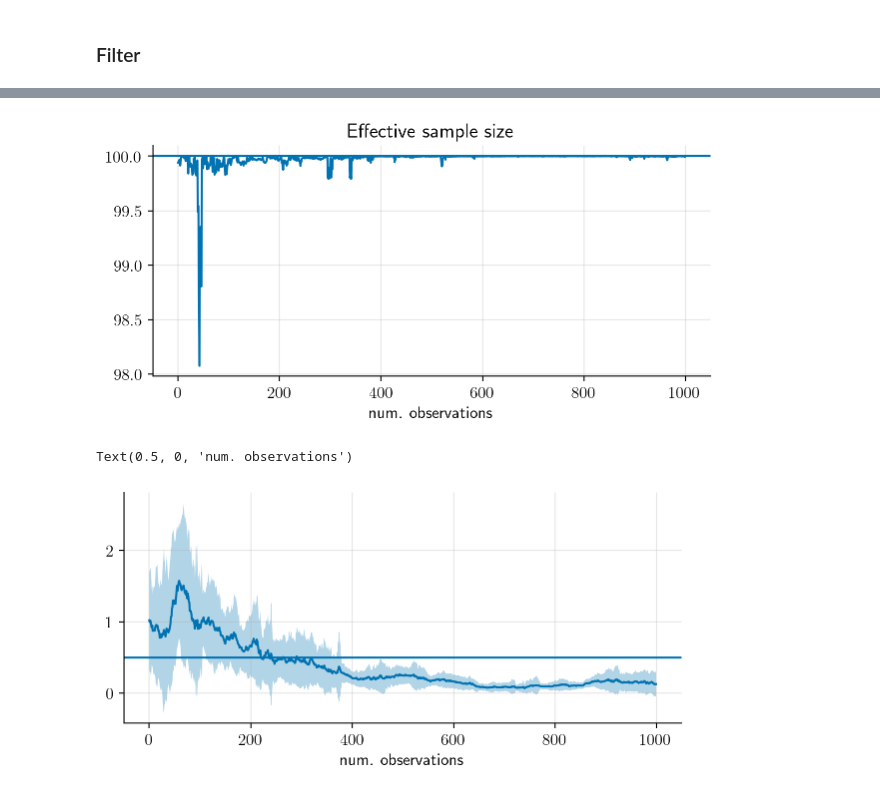
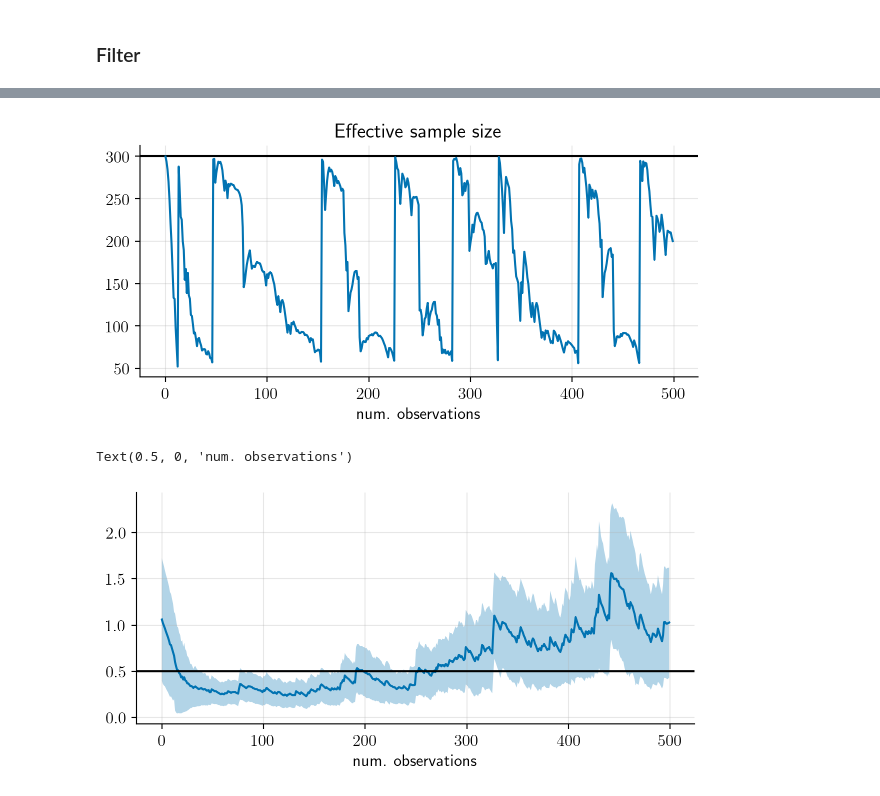
Before and after one commit to gerdm/filtering-notes, a Jupyter notebook: misc/rbpf-variance.ipynb, the cells around one changed output, grey strips where cells are left out. Saved outputs shown, nothing was run; the diff lists cells and outputs as text; code cells hidden in the pictures.

```diff
--- a/misc/rbpf-variance.ipynb
+++ b/misc/rbpf-variance.ipynb
@@ -49 +41,9 @@ sample = jax.tree.map(lambda x: x[:-n_test], sample)
+# %%
+n_steps = 500
+steps = jnp.arange(n_steps)
+
+sample = ssm.sample_ssm(key_sample, F, H, T, R, n_steps // 2)
+sample2 = ssm.sample_ssm(key_sample, F, H, T, 3 * R, n_steps // 2)
+
+sample = jax.tree.map(lambda x, y: jnp.concat([x, y], axis=0), sample, sample2)
 # %%
@@ -71,17 +71,20 @@ class KFState:
     mean: jax.Array
     cov: jax.Array
     rho: float
+    log_weight: float
 
     @staticmethod
     def init(key, mean, cov, n_particles, cov_rho):
         means = einops.repeat(mean, "m -> s m", s=n_particles)
         covs = einops.repeat(cov, "i j -> s i j", s=n_particles)
         rhos = jax.random.normal(key, (n_particles,)) * jnp.sqrt(cov_rho)
+        log_weights = jnp.repeat(-jnp.log(n_particles), n_particles)
 
         return KFState(
             mean=means,
             cov=covs,
-            rho=rhos
+            rho=rhos,
+            log_weight=log_weights
         )
 
 
@@ -164,13 +195,15 @@ def step(bel, xs, cfg):
 # %% [markdown]
 ### Filter
 # %%
-n_particles = 100
+n_particles = 300
 config = KFConfig(
     H=H[None],
     F=F,
     sigma_rho=0.05
+
 )
 
+
 cov_rho_init = 0.1
 # %%
 mean_init = jnp.zeros(ma_n)
@@ -209,23 +242,23 @@ plt.subplots_adjust(hspace=-0.1)
 # %%
 # Effective sample size
 plt.title("Effective sample size")
-plt.axhline(y=n_particles)
+plt.axhline(y=n_particles, c="black")
 ess = 1 / jnp.sum(weights ** 2, axis=1)
 plt.plot(ess)
 plt.xlabel("num. observations")
 plt.grid(alpha=0.3)
 # %% [output]
-[figure, old version]
+[figure, new version]
 # %%
 mean = (jnp.exp(hist_rho) * weights).sum(axis=-1) / weights.sum(axis=-1)
 var = (jnp.exp(hist_rho) ** 2 * weights).sum(axis=-1) - (jnp.exp(hist_rho) * weights).sum(axis=-1) ** 2
 # %%
 plt.fill_between(steps, mean - 2 * jnp.sqrt(var), mean + 2 * jnp.sqrt(var), alpha=0.3)
 plt.plot(mean)
 plt.grid(alpha=0.3)
 # plt.title(r"$\mathbb{E}$")
-plt.axhline(y=R)
+plt.axhline(y=R, c="black")
 plt.xlabel("num. observations")
 # %% [output]
 Text(0.5, 0, 'num. observations')
-[figure, old version]
+[figure, new version]
```
Also changed, not shown: parts of 5 cells of this notebook.
